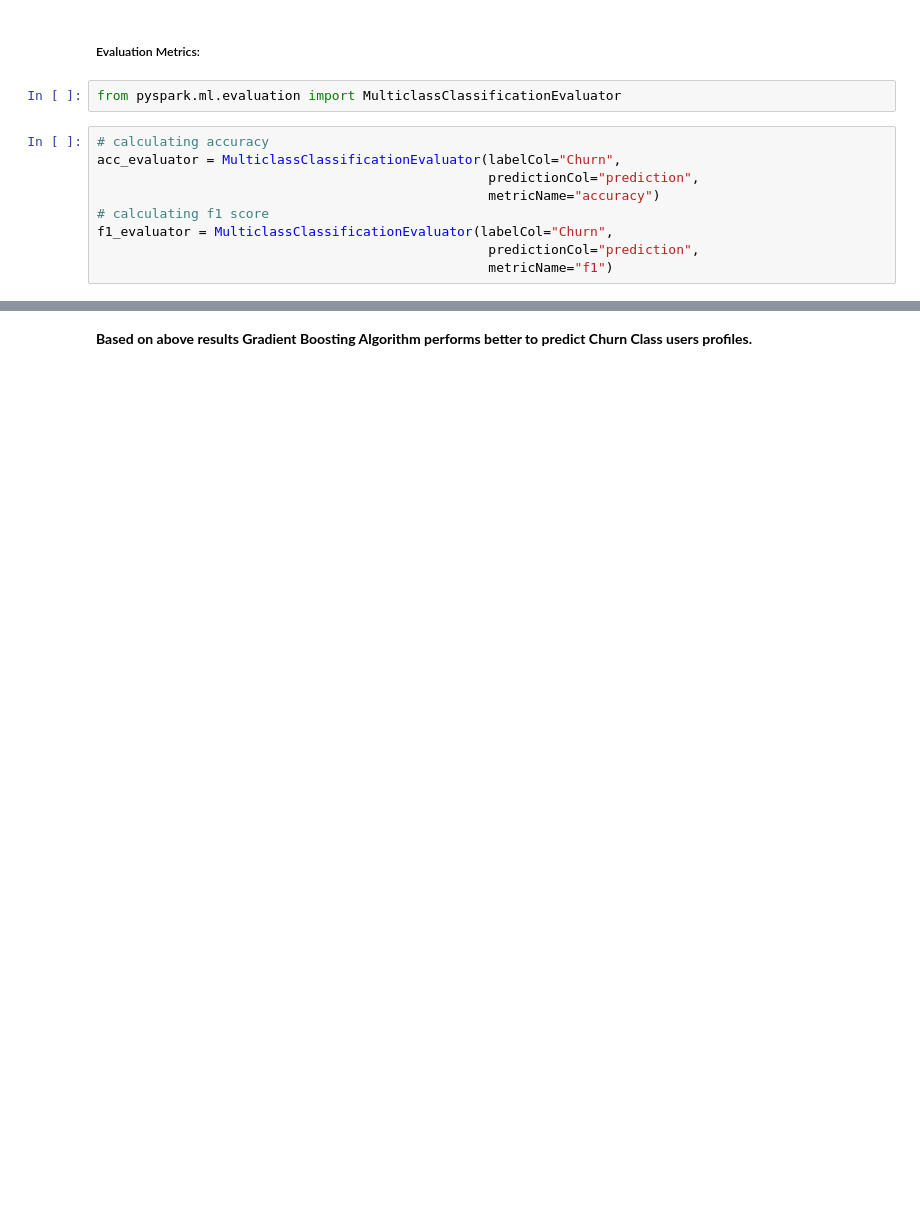
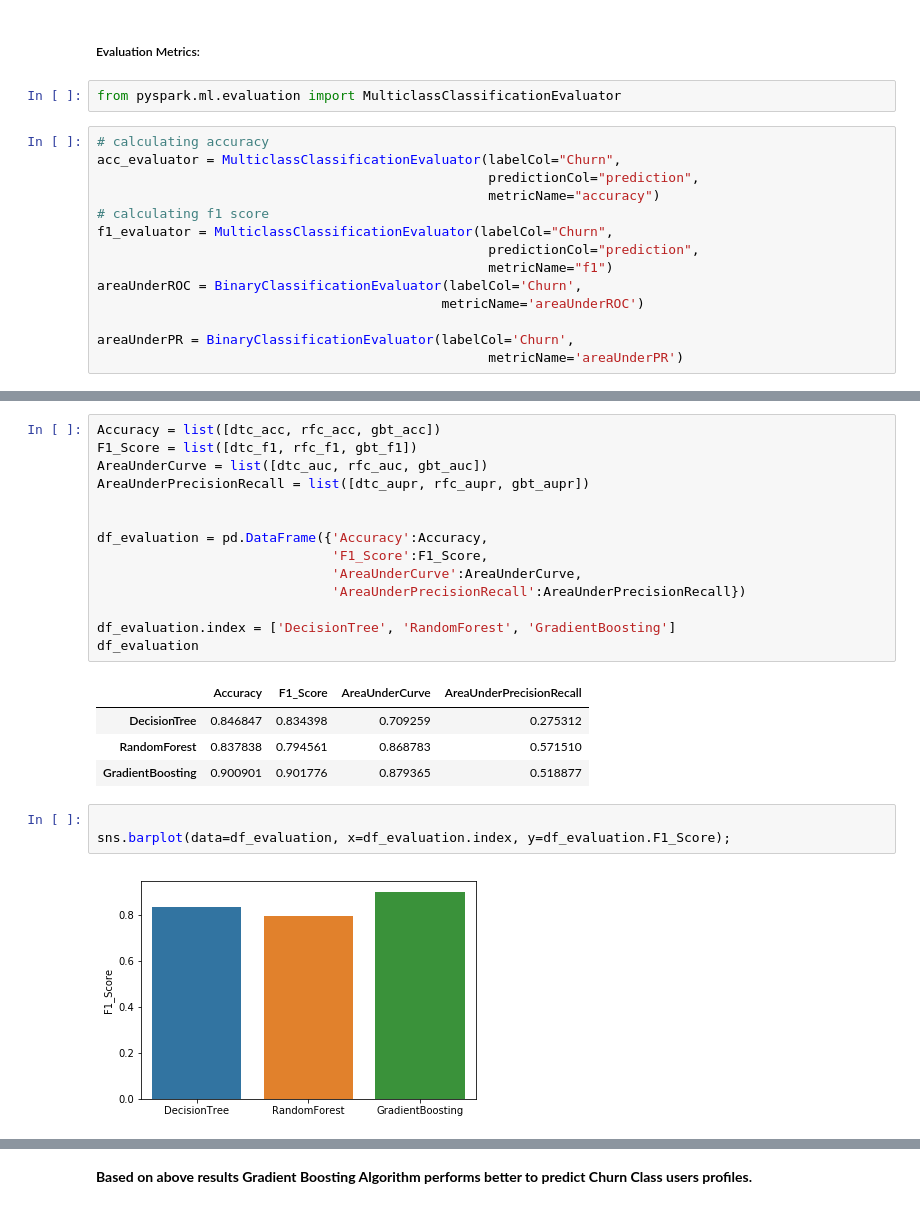
Before and after one commit to Minsifye/Sparkify, a Jupyter notebook: Sparkify.ipynb, the cells around one changed output, grey strips where cells are left out. Saved outputs shown, nothing was run; the diff lists cells and outputs as text; blank space fills up the shorter version.

```diff
--- a/Sparkify.ipynb
+++ b/Sparkify.ipynb
@@ -1002,3 +950,8 @@ acc_evaluator = MulticlassClassificationEvaluator(labelCol="Churn",
 f1_evaluator = MulticlassClassificationEvaluator(labelCol="Churn",
                                                   predictionCol="prediction",
                                                   metricName="f1")
+areaUnderROC = BinaryClassificationEvaluator(labelCol='Churn',
+                                            metricName='areaUnderROC')
+
+areaUnderPR = BinaryClassificationEvaluator(labelCol='Churn',
+                                                  metricName='areaUnderPR')
@@ -1088,3 +1024,27 @@ A ensemble using GBT had Area Under Precision-Recall Curve: 50.63%
+# %%
+Accuracy = list([dtc_acc, rfc_acc, gbt_acc])
+F1_Score = list([dtc_f1, rfc_f1, gbt_f1])
+AreaUnderCurve = list([dtc_auc, rfc_auc, gbt_auc])
+AreaUnderPrecisionRecall = list([dtc_aupr, rfc_aupr, gbt_aupr])
+
+
+df_evaluation = pd.DataFrame({'Accuracy':Accuracy,
+                              'F1_Score':F1_Score,
+                              'AreaUnderCurve':AreaUnderCurve,
+                              'AreaUnderPrecisionRecall':AreaUnderPrecisionRecall})
+
+df_evaluation.index = ['DecisionTree', 'RandomForest', 'GradientBoosting']
+df_evaluation
+# %% [output]
+|  | Accuracy | F1_Score | AreaUnderCurve | AreaUnderPrecisionRecall |
+| DecisionTree | 0.846847 | 0.834398 | 0.709259 | 0.275312 |
+| RandomForest | 0.837838 | 0.794561 | 0.868783 | 0.571510 |
+| GradientBoosting | 0.900901 | 0.901776 | 0.879365 | 0.518877 |
+# %%
+
+sns.barplot(data=df_evaluation, x=df_evaluation.index, y=df_evaluation.F1_Score);
+# %% [output]
+[figure, added]
 # %%
 # Confusion Matrix for Gradient Boosting Algo
 df_gbt = gbt_predictions.select(['Churn', 'prediction']).toPandas()
```
Also changed, not shown: parts of 51 cells of this notebook.
